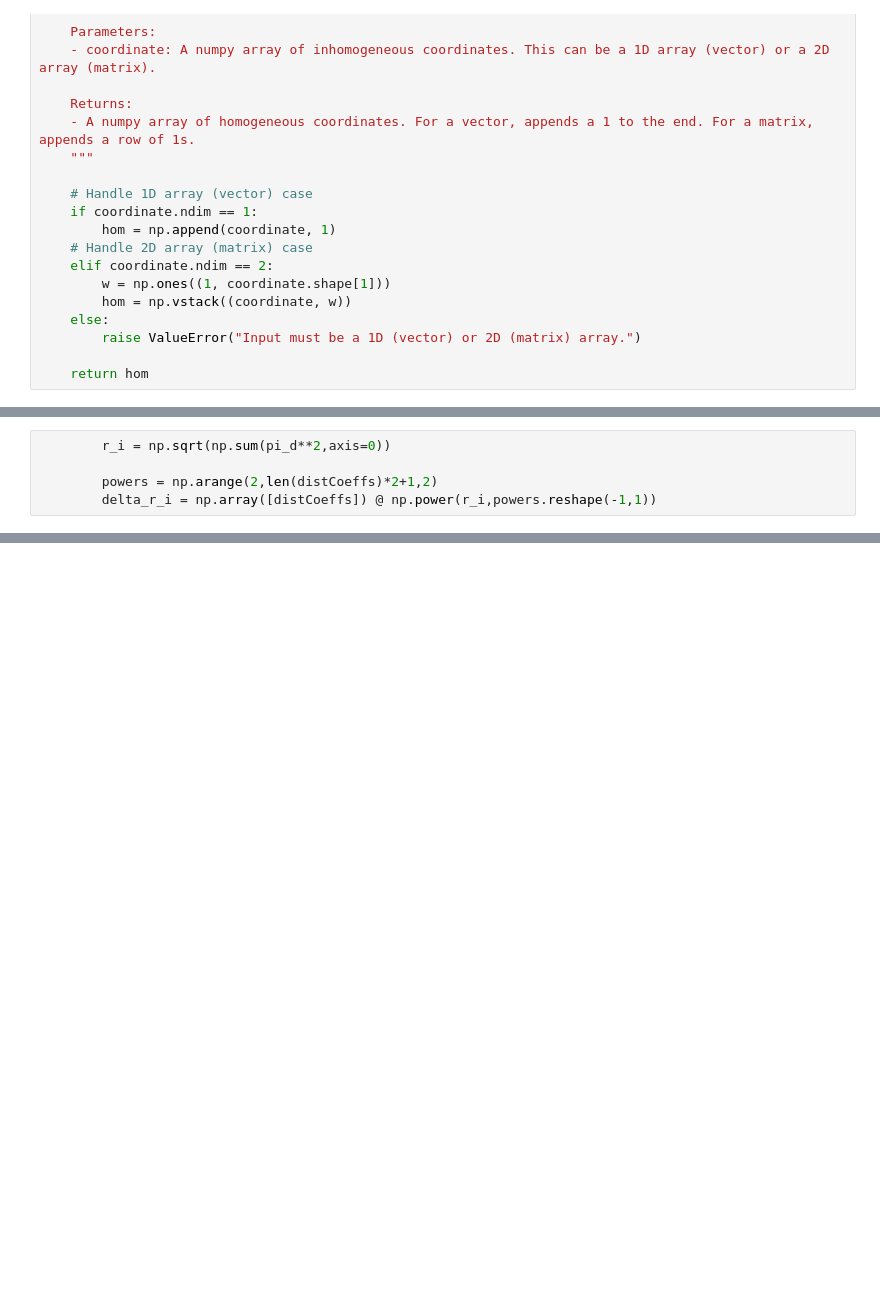
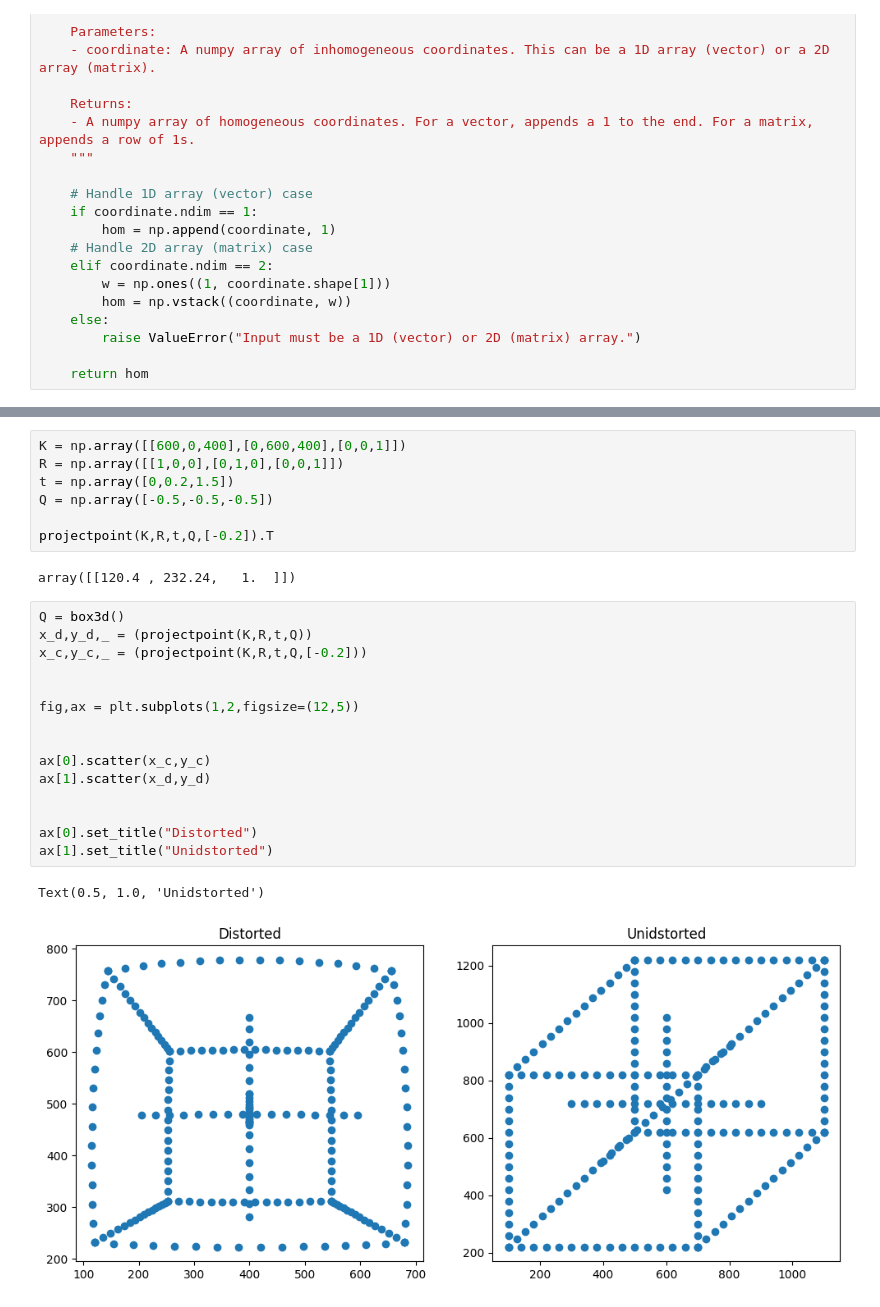
Before and after one commit to ibohaji/cv-course, a Jupyter notebook: week2.ipynb, the cells around one changed output, grey strips where cells are left out. Cells and saved outputs as stored; diff of their text form; blank space fills up the shorter version.

```diff
--- a/week2.ipynb
+++ b/week2.ipynb
@@ -126,5 +74,0 @@ IndexError: tuple index out of range
-# %%
-        r_i = np.sqrt(np.sum(pi_d**2,axis=0))
-
-        powers = np.arange(2,len(distCoeffs)*2+1,2)
-        delta_r_i = np.array([distCoeffs]) @ np.power(r_i,powers.reshape(-1,1))
@@ -134,0 +107,27 @@ $\displaystyle \left[\begin{matrix}k_{1} r_{1} + k_{2} r_{1}\\k_{1} r_{2} + k_{2
+# %%
+K = np.array([[600,0,400],[0,600,400],[0,0,1]])
+R = np.array([[1,0,0],[0,1,0],[0,0,1]])
+t = np.array([0,0.2,1.5])
+Q = np.array([-0.5,-0.5,-0.5])
+
+projectpoint(K,R,t,Q,[-0.2]).T
+# %% [output]
+array([[120.4 , 232.24,   1.  ]])
+# %%
+Q = box3d()
+x_d,y_d,_ = (projectpoint(K,R,t,Q))
+x_c,y_c,_ = (projectpoint(K,R,t,Q,[-0.2]))
+
+
+fig,ax = plt.subplots(1,2,figsize=(12,5))
+
+
+ax[0].scatter(x_c,y_c)
+ax[1].scatter(x_d,y_d)
+
+
+ax[0].set_title("Distorted")
+ax[1].set_title("Unidstorted")
+# %% [output]
+Text(0.5, 1.0, 'Unidstorted')
+[figure, added]
```
Also changed, not shown: parts of 28 cells of this notebook.
